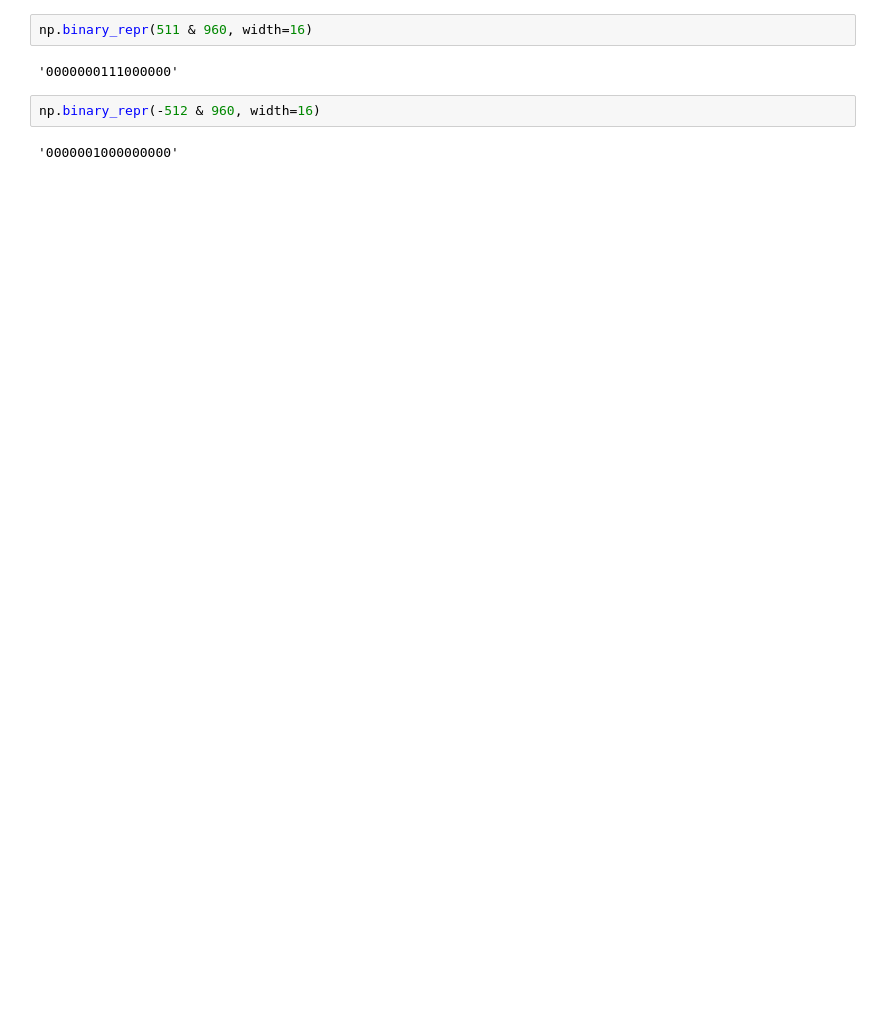
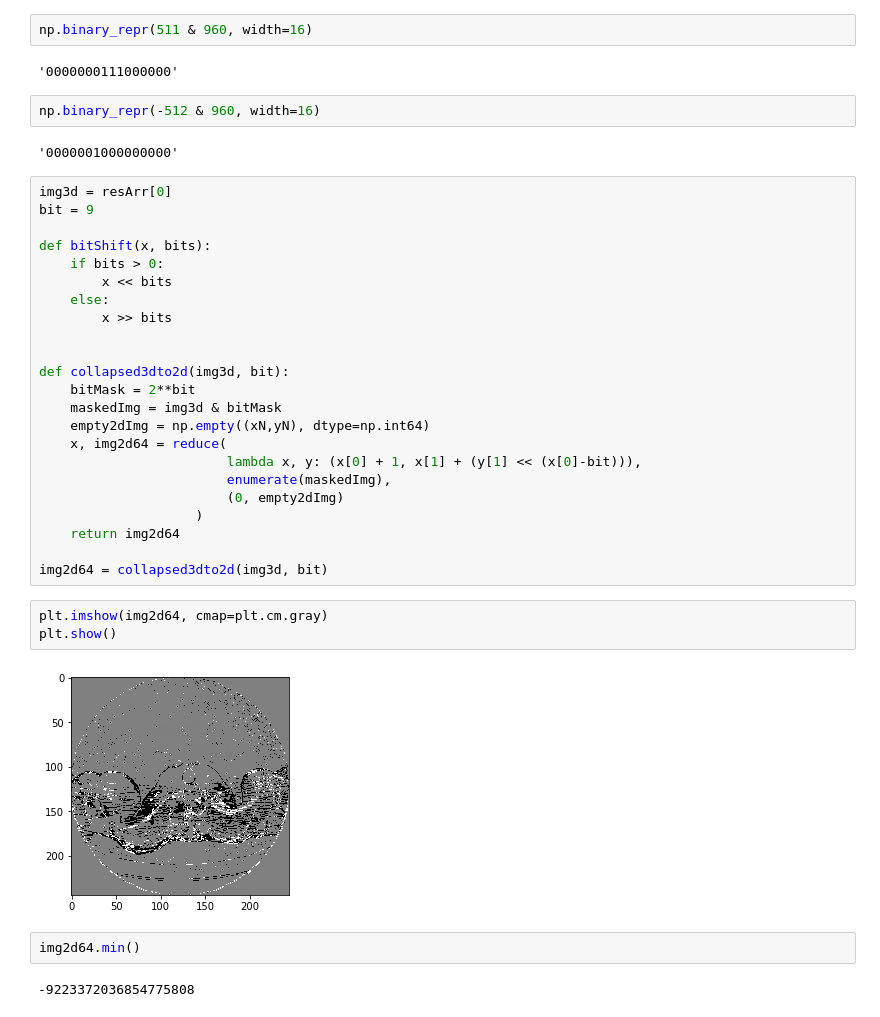
Before and after one commit to PanYunpeng/Linear_regression_to_Deep_Learning_in_Keras, a Jupyter notebook: image_processing2.ipynb, the cells around one changed output. Saved outputs shown, nothing was run; the diff lists cells and outputs as text; blank space fills up the shorter version.

Commit message:
Add function to collapse 3d image to 2d using bitshift

```diff
--- a/image_processing2.ipynb
+++ b/image_processing2.ipynb
@@ -831,3 +828,35 @@ np.binary_repr(511 & 960, width=16)
 np.binary_repr(-512 & 960, width=16)
 # %% [output]
 '0000001000000000'
+# %%
+img3d = resArr[0]
+bit = 9
+
+def bitShift(x, bits):
+    if bits > 0:
+        x << bits
+    else:
+        x >> bits
+
+
+def collapsed3dto2d(img3d, bit):
+    bitMask = 2**bit
+    maskedImg = img3d & bitMask
+    empty2dImg = np.empty((xN,yN), dtype=np.int64)
+    x, img2d64 = reduce(
+                        lambda x, y: (x[0] + 1, x[1] + (y[1] << (x[0]-bit))),
+                        enumerate(maskedImg),
+                        (0, empty2dImg)
+                    )
+    return img2d64
+
+img2d64 = collapsed3dto2d(img3d, bit)
+# %%
+plt.imshow(img2d64, cmap=plt.cm.gray)
+plt.show()
+# %% [output]
+[figure, added]
+# %%
+img2d64.min()
+# %% [output]
+-9223372036854775808
```
Also changed, not shown: parts of 5 cells of this notebook.
